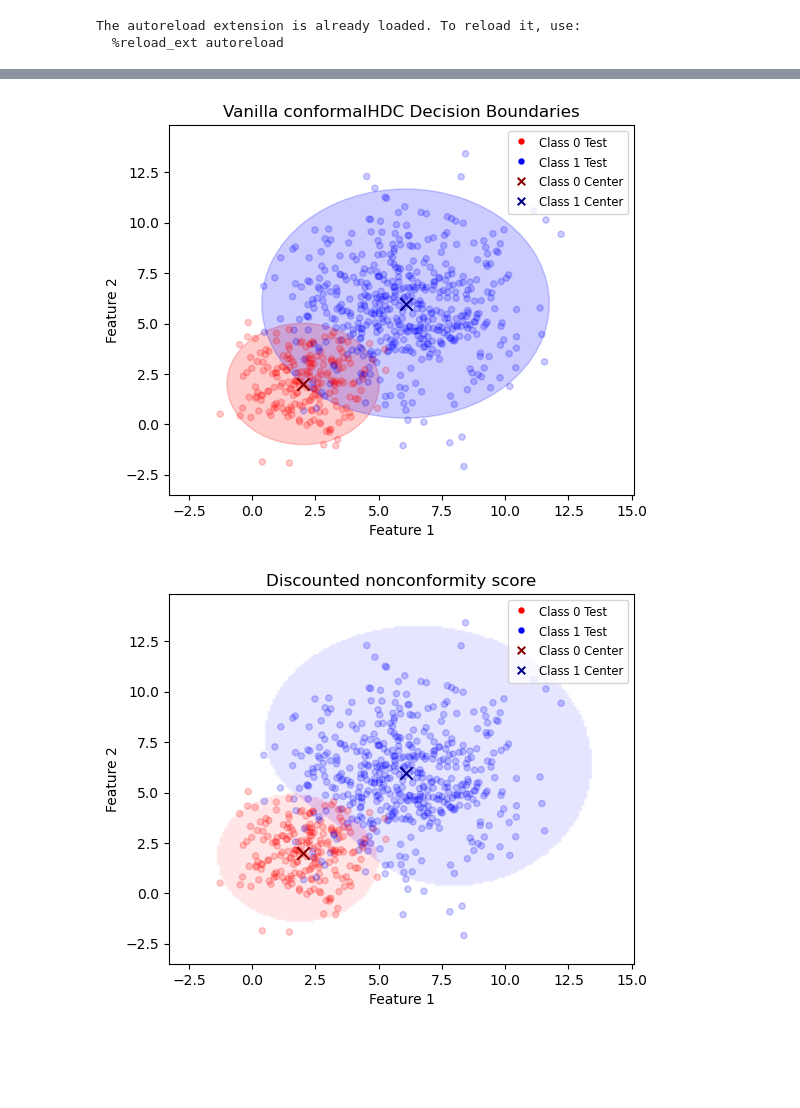
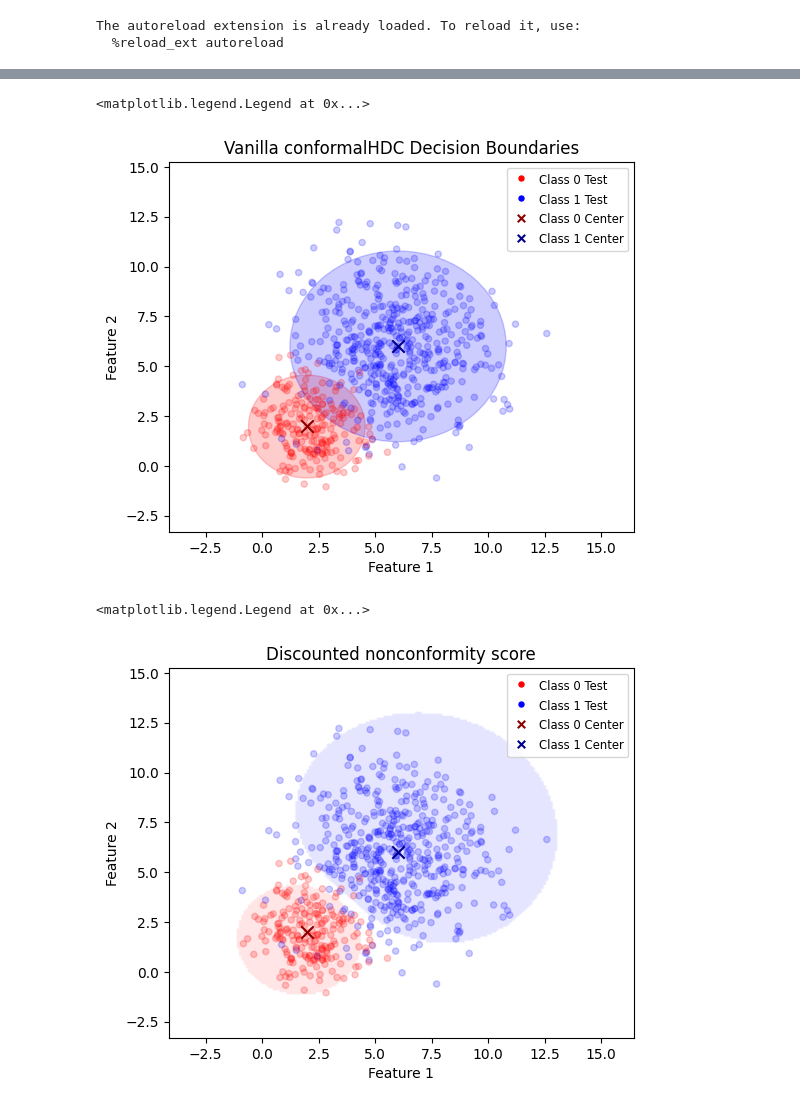
Before and after one commit to ZiyiLiang/conformalHDC, a Jupyter notebook: notebook/Example2.ipynb, the cells around one changed output, grey strips where cells are left out. Saved outputs shown, nothing was run; the diff lists cells and outputs as text; code cells hidden in the pictures; blank space fills up the shorter version.

```diff
--- a/notebook/Example2.ipynb
+++ b/notebook/Example2.ipynb
@@ -18,8 +18,9 @@ import numpy as np
 import pandas as pd
 from sklearn.model_selection import train_test_split
 
+alpha = 0.2
+
 def run_experiment(small_var, large_var, score_type_list, random_state):
-    alpha = 0.05
 
     # Initialize sampler
     sampler = NormalClusters(2, 2)
@@ -38,7 +39,7 @@ def run_experiment(small_var, large_var, score_type_list, random_state):
     X_train, X_test, Y_train, Y_test = train_test_split(X, Y, test_size=0.1, random_state=random_state)
 
     # Initialize the conformal predictor with the training data
-    conformal = ConformalHDC(X_train, Y_train, random_state=random_state)
+    conformal = ConformalHDC_old(X_train, Y_train, random_state=random_state)
 
     # Make predictions on the test set
     pred = conformal.predict(X_test)
@@ -90,10 +91,10 @@ all_results_lc = []
 small_var_list = np.arange(0.1, 2.2, 0.5)
 large_var_list = np.arange(5.0, 5.1, 0.2)
 score_type_list = {"Vanilla-distance":None,
-                   "Discount":"normalized_discount",
-                   #"discount":"discount",
-                   "Ratio":"normalized_ratio",
-                   #"ratio":"ratio",
+                   #"Discount":"normalized_discount",
+                   "discount":"discount",
+                   #"Ratio":"normalized_ratio",
+                   "ratio":"ratio",
                    "Penalized": "penalized"}
 rep = 300
 
@@ -222,5 +223,5 @@ plt.show()
 # %%
-alpha = 0.05
+alpha = 0.1
 large_var = 5.0
 small_var = 1.6
 # Initialize sampler
@@ -240,7 +241,7 @@ X, Y = sampler.sample(means=[mean1, mean2], covs=[cov1, cov2], sizes=[2000, 5000
 X_train, X_test, Y_train, Y_test = train_test_split(X, Y, test_size=0.1, random_state=random_state)
 
 # Initialize the conformal predictor with the training data
-conformal = ConformalHDC(X_train, Y_train, random_state=random_state)
+conformal = ConformalHDC_old(X_train, Y_train, random_state=random_state)
 # %%
 x_min, x_max =np.min(X_train[:, 0])-1, np.max(X_train[:, 0])+1
 y_min, y_max =np.min(X_train[:, 1])-1, np.max(X_train[:, 1])+1
@@ -331,9 +332,10 @@ ax.set_xlabel('Feature 1')
 ax.set_ylabel('Feature 2')
 ax.set_title('Vanilla conformalHDC Decision Boundaries')
 ax.legend(fontsize='small', markerscale=0.6, handlelength=1.5, handleheight=1.5, loc='upper right')
-plt.savefig(r'G:\My Drive\Research\ConformalHD\presentation\conformal_test_boundary.png')
+#plt.savefig(r'G:\My Drive\Research\ConformalHD\presentation\conformal_test_boundary.png')
 # %% [output]
+<matplotlib.legend.Legend at 0x...>
-[figure, old version]
+[figure, new version]
 # %%
 # Conformal boundary for normalized discounted nonconformity score
 xx, yy = np.meshgrid(np.arange(x_min, x_max, 0.1),
@@ -341,7 +343,8 @@ xx, yy = np.meshgrid(np.arange(x_min, x_max, 0.1),
 
 # Predict on grid
 grid_points = np.c_[xx.ravel(), yy.ravel()]
-psets = conformal.conformalPS(grid_points, alpha, score_type="normalized_discount", allow_empty=True)
+#psets = conformal.conformalPS(grid_points, alpha, score_type="normalized_discount", allow_empty=True)
+psets = conformal.conformalPS(grid_points, alpha, score_type="discount", allow_empty=True)
 
 # Create a color map for the decision regions
 region_colors = np.zeros((xx.shape[0], xx.shape[1], 3))  # RGB color map
@@ -356,35 +359,36 @@ for i, pset in enumerate(psets):
             region_colors[row, col] = [1, 0.8, 0.8]  # Light red for Class 0
         if 1 in pset:
             region_colors[row, col] = [0.8, 0.8, 1]  # Light blue for Class 1
     else:
         region_colors[row, col] = [0.8, 0.5, 0.8]  # Purple for overlap (mix of red and blue)
 
 # Plot the decision boundaries
 fig, ax = plt.subplots(figsize=(6,4.8))
 ax.imshow(region_colors, extent=(x_min, x_max, y_min, y_max), origin='lower', alpha=0.5, aspect='auto')
 
 # Scatter plot of the test points
 ax.scatter([], [], color='red', label='Class 0 Test')  # Empty scatter to add red color to the legend
 ax.scatter([], [], color='blue', label='Class 1 Test')  # Empty scatter to add blue color to the legend
 
 # Scatter plot of the test points
 colors = ['red' if c == 0 else 'blue' for c in labels_test]
 ax.scatter(inputs_test[:, 0], inputs_test[:, 1], c=colors,  s=20, alpha=alpha_test_point)
 
 # Scatter plot of the class centers
 ax.scatter(conformal.classHVs[0][0], conformal.classHVs[0][1], color='darkred', marker='x', s=80, label='Class 0 Center')
 ax.scatter(conformal.classHVs[1][0], conformal.classHVs[1][1], color='darkblue', marker='x', s=80, label='Class 1 Center')
 
 # Labels and legend
 plt.xlim([x_min, x_max])
 plt.ylim([y_min, y_max])
 ax.set_xlabel('Feature 1')
 ax.set_ylabel('Feature 2')
 ax.set_title('Discounted nonconformity score')
 ax.legend(fontsize='small', markerscale=0.6, handlelength=1.5, handleheight=1.5, loc='upper right')
-plt.savefig(r'G:\My Drive\Research\ConformalHD\presentation\discounted_test_boundary.png')
+#plt.savefig(r'G:\My Drive\Research\ConformalHD\presentation\discounted_test_boundary.png')
 # %% [output]
+<matplotlib.legend.Legend at 0x...>
-[figure, old version]
+[figure, new version]
 # %%
 # Conformal boundary for normalized discounted nonconformity score
 xx, yy = np.meshgrid(np.arange(x_min, x_max, 0.1),
```
Also changed, not shown: parts of 7 cells of this notebook, 9 other files.
